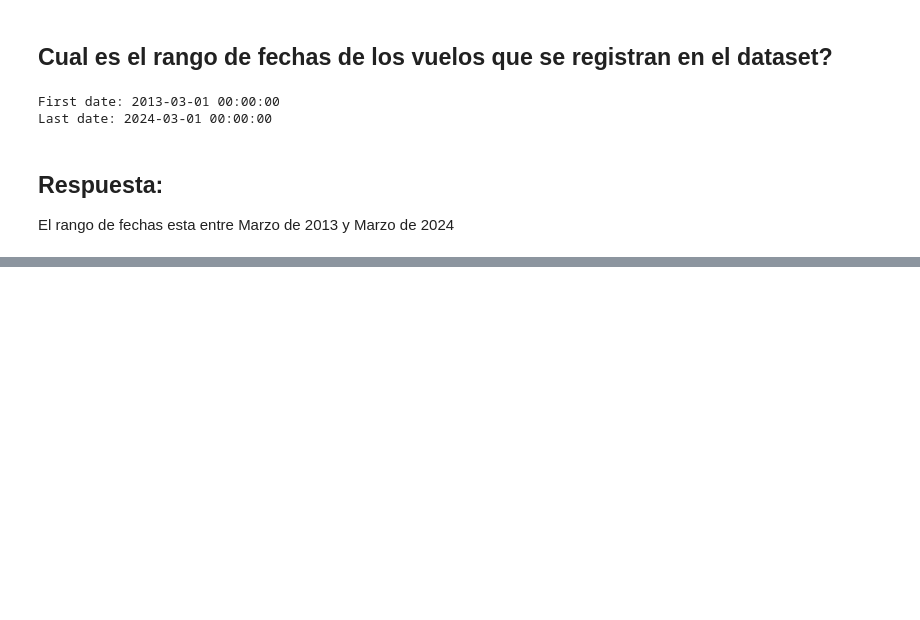
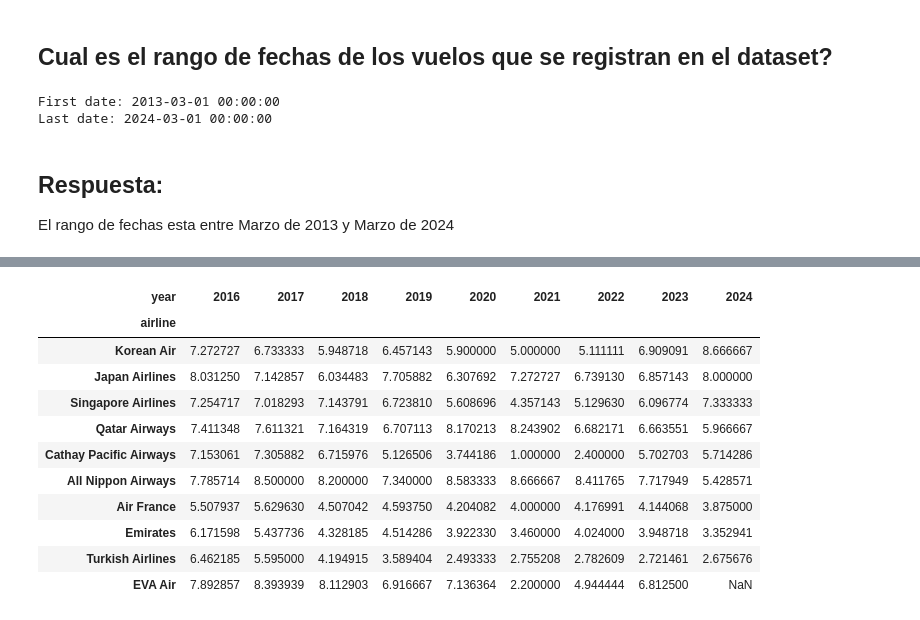
Before and after one commit to Jevillalbav/parcial_final_poo, a Jupyter notebook: exercise_2.ipynb, the cells around one changed output, grey strips where cells are left out. Cells and saved outputs as stored; diff of their text form; code cells hidden in the pictures; blank space fills up the shorter version.

```diff
--- a/exercise_2.ipynb
+++ b/exercise_2.ipynb
@@ -168,0 +196,20 @@ El rango de fechas esta entre Marzo de 2013 y Marzo de 2024
+# %%
+x = df[['review_date', 'airline', 'overall_rating']].copy()
+x['review_date'] = pd.to_datetime(x['review_date'])
+x['year'] = x['review_date'].dt.year.astype(int)
+
+x = x.groupby(['year', 'airline'])[['overall_rating']].mean().reset_index().pivot_table(index='airline', columns='year', values='overall_rating').sort_values(2024, ascending=False)
+x
+# %% [output]
+| year | 2016 | 2017 | 2018 | 2019 | 2020 | 2021 | 2022 | 2023 | 2024 |
+| airline |  |  |  |  |  |  |  |  |  |
+| Korean Air | 7.272727 | 6.733333 | 5.948718 | 6.457143 | 5.900000 | 5.000000 | 5.111111 | 6.909091 | 8.666667 |
+| Japan Airlines | 8.031250 | 7.142857 | 6.034483 | 7.705882 | 6.307692 | 7.272727 | 6.739130 | 6.857143 | 8.000000 |
+| Singapore Airlines | 7.254717 | 7.018293 | 7.143791 | 6.723810 | 5.608696 | 4.357143 | 5.129630 | 6.096774 | 7.333333 |
+| Qatar Airways | 7.411348 | 7.611321 | 7.164319 | 6.707113 | 8.170213 | 8.243902 | 6.682171 | 6.663551 | 5.966667 |
+| Cathay Pacific Airways | 7.153061 | 7.305882 | 6.715976 | 5.126506 | 3.744186 | 1.000000 | 2.400000 | 5.702703 | 5.714286 |
+| All Nippon Airways | 7.785714 | 8.500000 | 8.200000 | 7.340000 | 8.583333 | 8.666667 | 8.411765 | 7.717949 | 5.428571 |
+| Air France | 5.507937 | 5.629630 | 4.507042 | 4.593750 | 4.204082 | 4.000000 | 4.176991 | 4.144068 | 3.875000 |
+| Emirates | 6.171598 | 5.437736 | 4.328185 | 4.514286 | 3.922330 | 3.460000 | 4.024000 | 3.948718 | 3.352941 |
+| Turkish Airlines | 6.462185 | 5.595000 | 4.194915 | 3.589404 | 2.493333 | 2.755208 | 2.782609 | 2.721461 | 2.675676 |
+| EVA Air | 7.892857 | 8.393939 | 8.112903 | 6.916667 | 7.136364 | 2.200000 | 4.944444 | 6.812500 | NaN |
```
Also changed, not shown: parts of 9 cells of this notebook.
